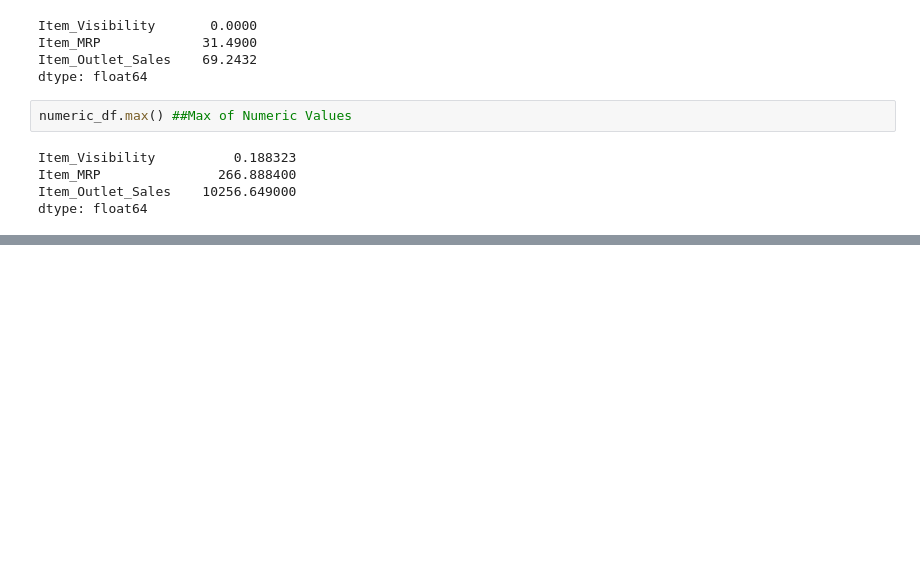
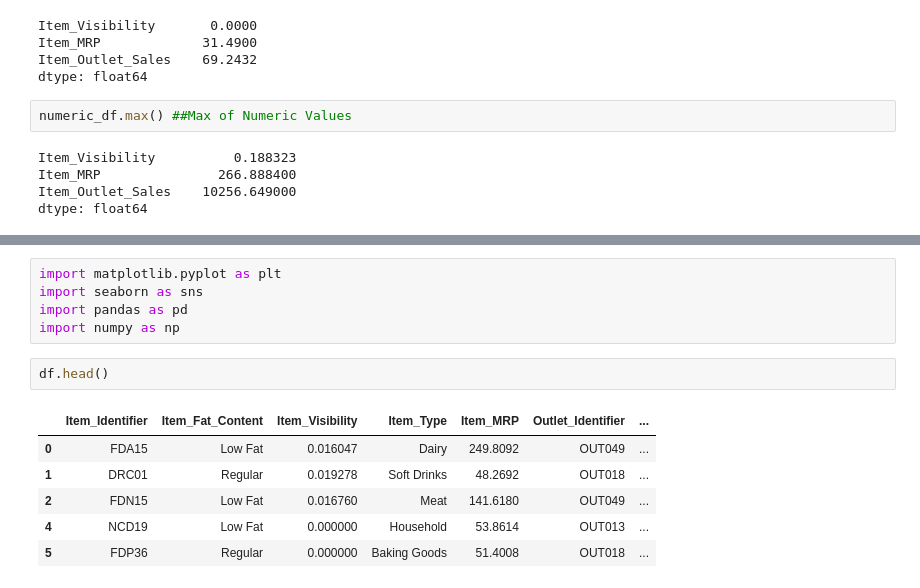
Before and after one commit to SarahJane86/food-sales-predictions, a Jupyter notebook: FoodSales(PROJECT).ipynb, the cells around one changed output, grey strips where cells are left out. Saved outputs shown, nothing was run; the diff lists cells and outputs as text; blank space fills up the shorter version.

```diff
--- a/FoodSales(PROJECT).ipynb
+++ b/FoodSales(PROJECT).ipynb
@@ -246,0 +251,14 @@ dtype: float64
+# %%
+import matplotlib.pyplot as plt
+import seaborn as sns
+import pandas as pd
+import numpy as np
+# %%
+df.head()
+# %% [output]
+|  | Item_Identifier | Item_Fat_Content | Item_Visibility | Item_Type | Item_MRP | Outlet_Identifier | ... |
+| 0 | FDA15 | Low Fat | 0.016047 | Dairy | 249.8092 | OUT049 | ... |
+| 1 | DRC01 | Regular | 0.019278 | Soft Drinks | 48.2692 | OUT018 | ... |
+| 2 | FDN15 | Low Fat | 0.016760 | Meat | 141.6180 | OUT049 | ... |
+| 4 | NCD19 | Low Fat | 0.000000 | Household | 53.8614 | OUT013 | ... |
+| 5 | FDP36 | Regular | 0.000000 | Baking Goods | 51.4008 | OUT018 | ... |
```
Also changed, not shown: parts of 7 cells of this notebook.
